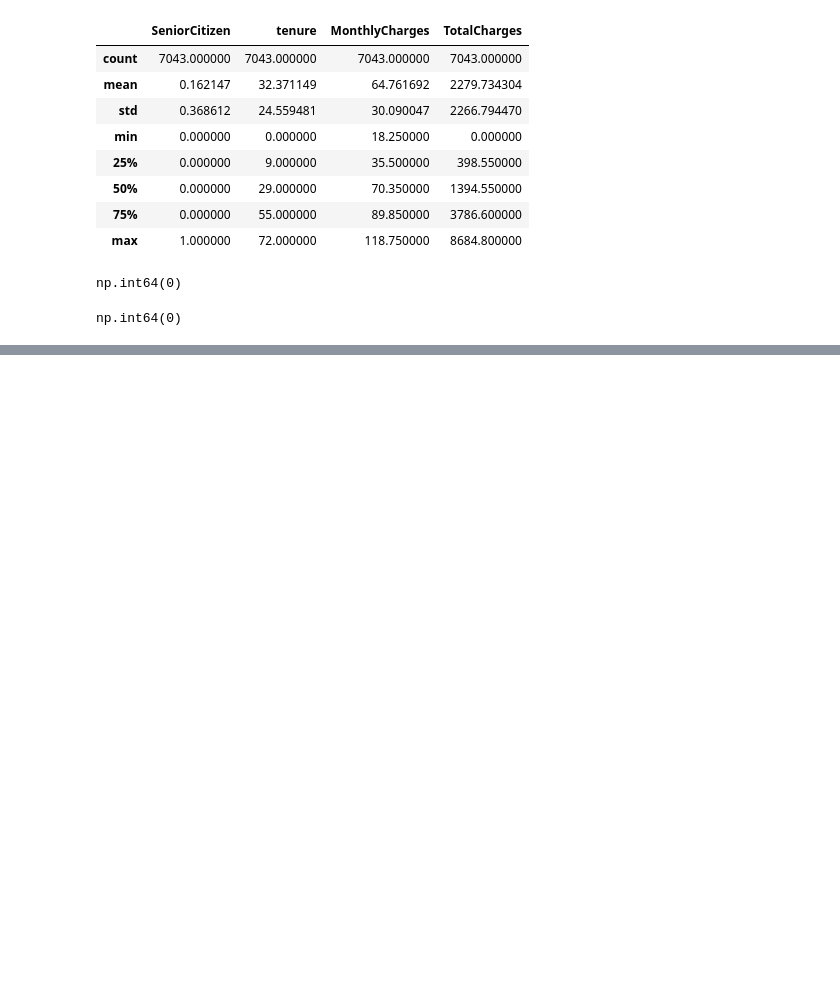
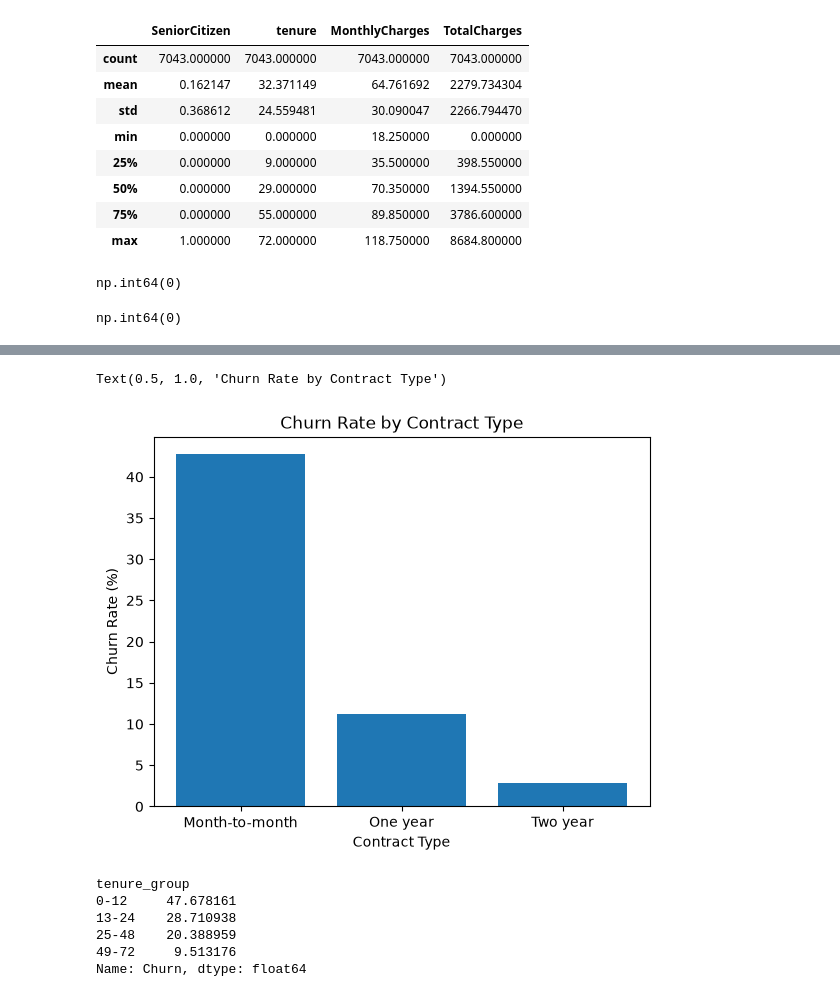
Before and after one commit to Kartikshard/customer-churn-prediction, a Jupyter notebook: notebooks/01_eda.ipynb, the cells around one changed output, grey strips where cells are left out. Saved outputs shown, nothing was run; the diff lists cells and outputs as text; code cells hidden in the pictures; blank space fills up the shorter version.

Commit message:
Did EDA on data

```diff
--- a/notebooks/01_eda.ipynb
+++ b/notebooks/01_eda.ipynb
@@ -145,0 +158,10 @@ np.int64(0)
+# %%
+churn_by_contract=(data.groupby("Contract")['Churn'].apply(lambda x: (x == "Yes").mean() * 100))
+# %%
+plt.bar(churn_by_contract.index,churn_by_contract.values)
+plt.xlabel("Contract Type")
+plt.ylabel("Churn Rate (%)")
+plt.title("Churn Rate by Contract Type")
+# %% [output]
+Text(0.5, 1.0, 'Churn Rate by Contract Type')
+[figure, added]
@@ -145,0 +170,14 @@ np.int64(0)
+# %%
+churn_by_tenure = (
+    data.groupby("tenure_group", observed=True)["Churn"]
+    .apply(lambda x: (x == "Yes").mean() * 100)
+)
+
+print(churn_by_tenure)
+# %% [output]
+tenure_group
+0-12     47.678161
+13-24    28.710938
+25-48    20.388959
+49-72     9.513176
+Name: Churn, dtype: float64
```
Also changed, not shown: parts of 14 cells of this notebook.
